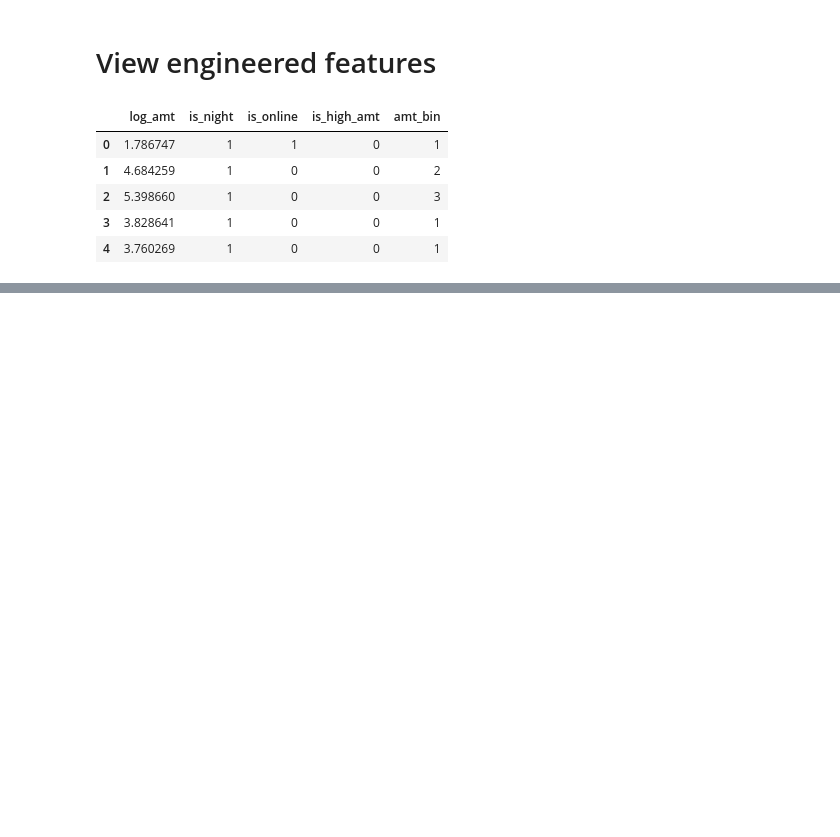
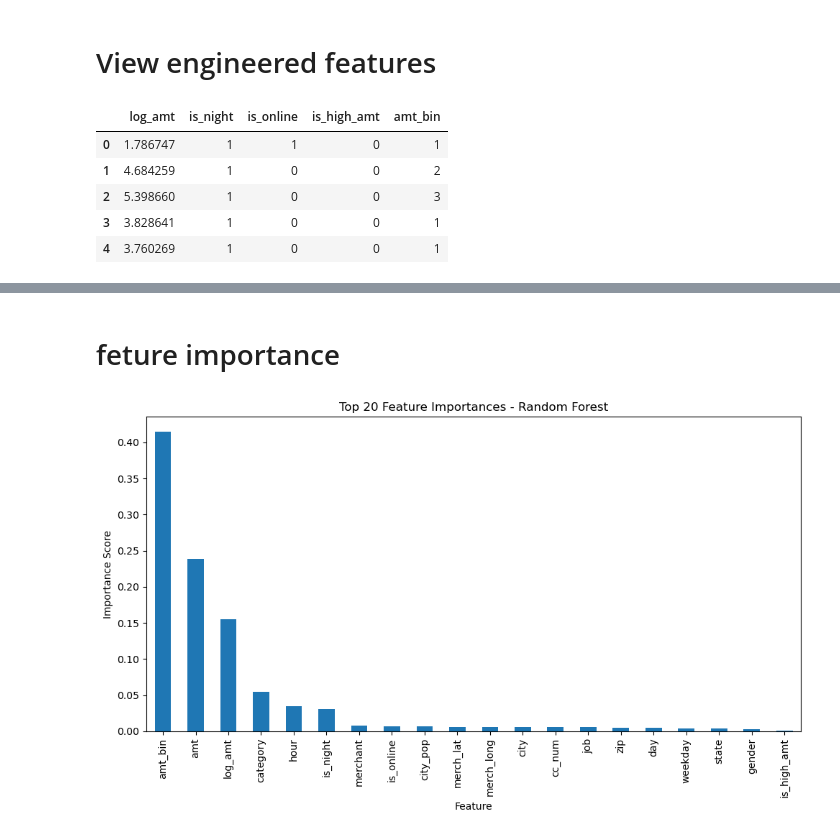
Before and after one commit to prakashsilwal/fraud-detection-project, a Jupyter notebook: credit card fraud detection.ipynb, the cells around one changed output, grey strips where cells are left out. Saved outputs shown, nothing was run; the diff lists cells and outputs as text; code cells hidden in the pictures; blank space fills up the shorter version.

```diff
--- a/credit card fraud detection.ipynb
+++ b/credit card fraud detection.ipynb
@@ -325,0 +548,23 @@ df[['log_amt', 'is_night', 'is_online', 'is_high_amt', 'amt_bin']].head()
+# %% [markdown]
+# feture importance
+# %%
+import pandas as pd
+import matplotlib.pyplot as plt
+
+# Get feature importances
+importances = rf_model.feature_importances_
+# %%
+# Match importances to column names
+feature_names = X.columns
+feat_imp = pd.Series(importances, index=feature_names).sort_values(ascending=False)
+
+# Plot top 20
+plt.figure(figsize=(10,6))
+feat_imp.head(20).plot(kind='bar')
+plt.title("Top 20 Feature Importances - Random Forest")
+plt.ylabel("Importance Score")
+plt.xlabel("Feature")
+plt.tight_layout()
+plt.show()
+# %% [output]
+[figure, added]
```
Also changed, not shown: parts of 60 cells of this notebook.
